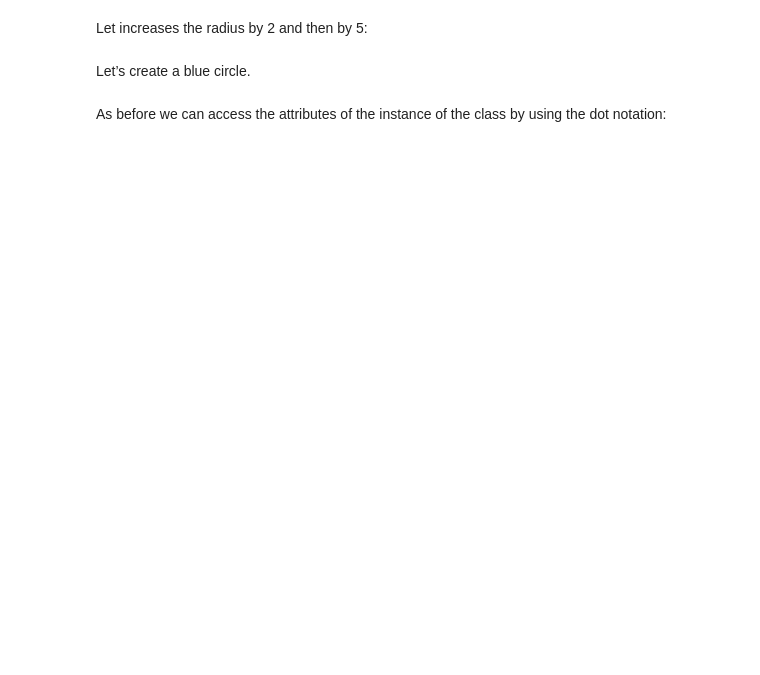
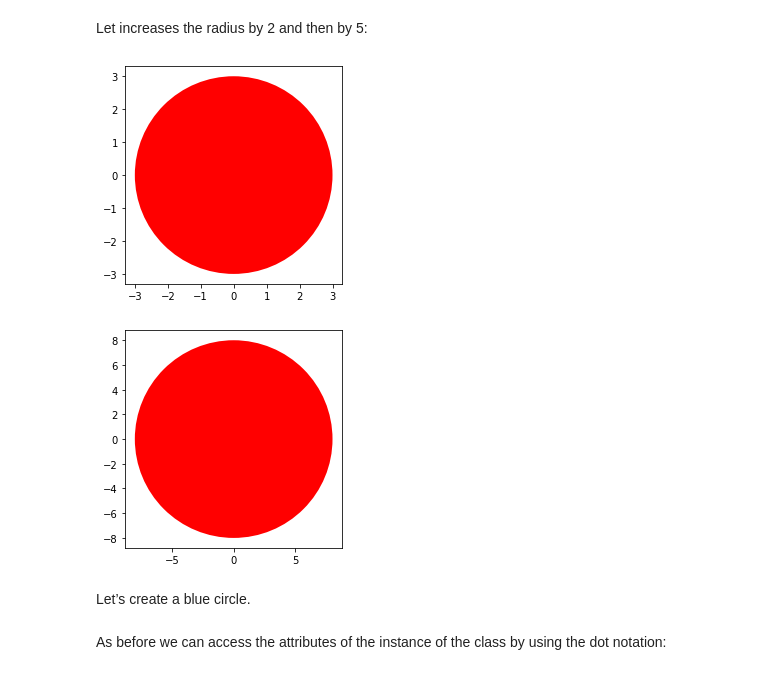
Before and after one commit to cnrooofx/CS2513, a Jupyter notebook: lab2/Lab_W03-Classes.ipynb, the cells around one changed output. Saved outputs shown, nothing was run; the diff lists cells and outputs as text; code cells hidden in the pictures; blank space fills up the shorter version.

```diff
--- a/lab2/Lab_W03-Classes.ipynb
+++ b/lab2/Lab_W03-Classes.ipynb
@@ -112,6 +159,15 @@ We can look at the data attributes of the object:
 Let increases the radius by 2 and then by 5:
 # %%
 # Use method to change the object attribute radius
+
+RedCircle.add_radius(2)
+RedCircle.drawCircle()
+
+RedCircle.add_radius(5)
+RedCircle.drawCircle()
+# %% [output]
+[figure, added]
+[figure, added]
 # %% [markdown]
  Let’s  create a blue circle.
 # %%
```
Also changed, not shown: parts of 23 cells of this notebook.
